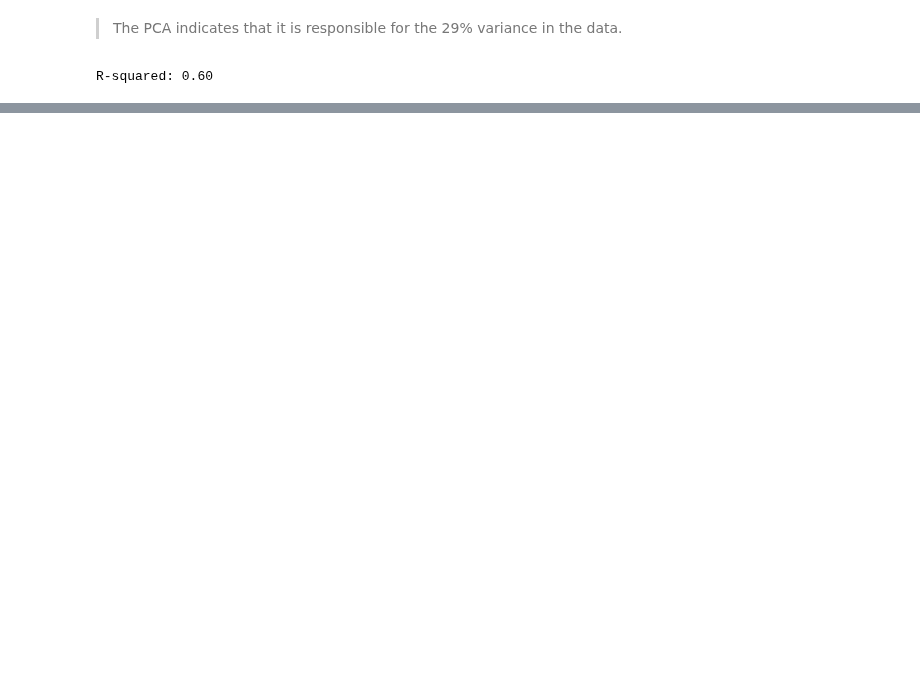
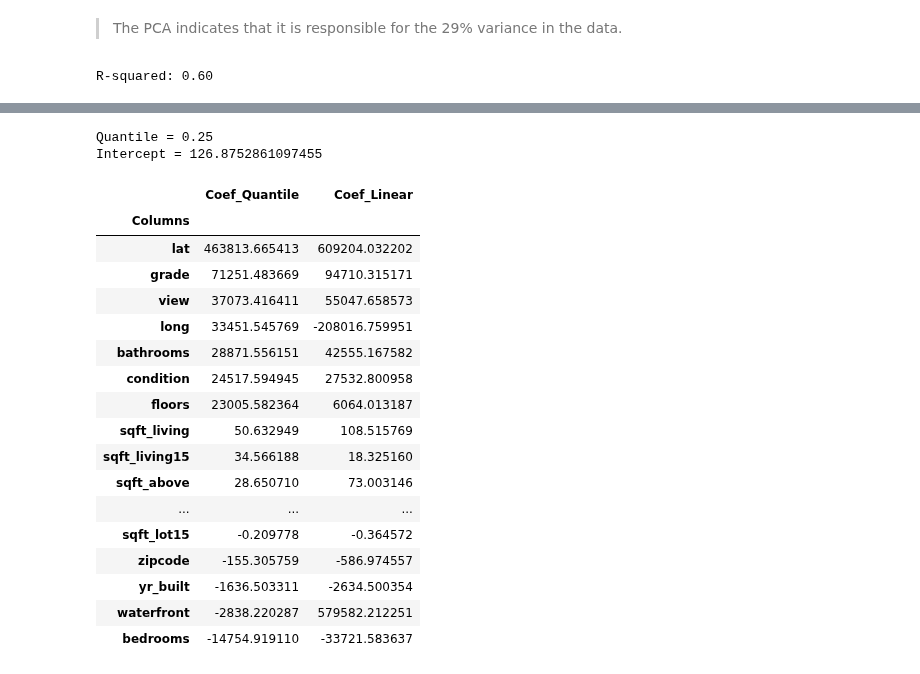
Before and after one commit to stogaja/Python-ML-Projects, a Jupyter notebook: Regression with Hass Consulting Company/app.ipynb, the cells around one changed output, grey strips where cells are left out. Drawn from its saved outputs; the diff is of its cells as text; code cells hidden in the pictures; blank space fills up the shorter version.

```diff
--- a/Regression with Hass Consulting Company/app.ipynb
+++ b/Regression with Hass Consulting Company/app.ipynb
@@ -611,0 +647,7 @@ R-squared: 0.60
+# %%
+# let's split the data into training and testing sets
+X_train, X_test, y_train, y_test = train_test_split(X, y, test_size=0.3, random_state=73)
+# %%
+# fitting the model
+regressor = LinearRegression()
+regressor.fit(X_train, y_train)
@@ -611,0 +846,26 @@ R-squared: 0.60
+# %%
+# for houses with lower prices:
+q = [0.25]
+lower_prices = Quantile_Linear(q, 'price', house_data, X_train, X_test, y_train)
+lower_prices
+# %% [output]
+Quantile = 0.25
+Intercept = 126.8752861097455
+|  | Coef_Quantile | Coef_Linear |
+| Columns |  |  |
+| lat | 463813.665413 | 609204.032202 |
+| grade | 71251.483669 | 94710.315171 |
+| view | 37073.416411 | 55047.658573 |
+| long | 33451.545769 | -208016.759951 |
+| bathrooms | 28871.556151 | 42555.167582 |
+| condition | 24517.594945 | 27532.800958 |
+| floors | 23005.582364 | 6064.013187 |
+| sqft_living | 50.632949 | 108.515769 |
+| sqft_living15 | 34.566188 | 18.325160 |
+| sqft_above | 28.650710 | 73.003146 |
+| ... | ... | ... |
+| sqft_lot15 | -0.209778 | -0.364572 |
+| zipcode | -155.305759 | -586.974557 |
+| yr_built | -1636.503311 | -2634.500354 |
+| waterfront | -2838.220287 | 579582.212251 |
+| bedrooms | -14754.919110 | -33721.583637 |
```
Also changed, not shown: parts of 38 cells of this notebook.
